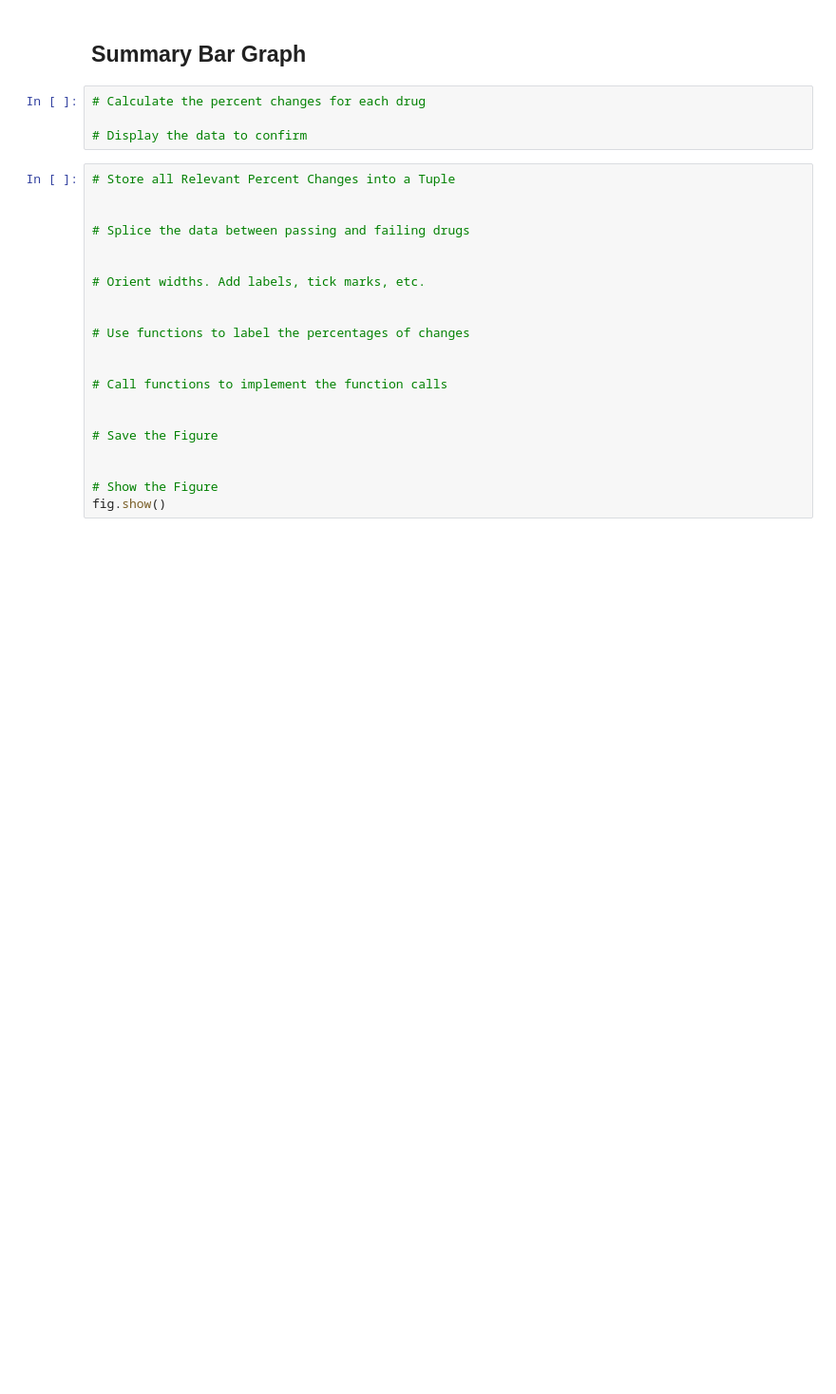
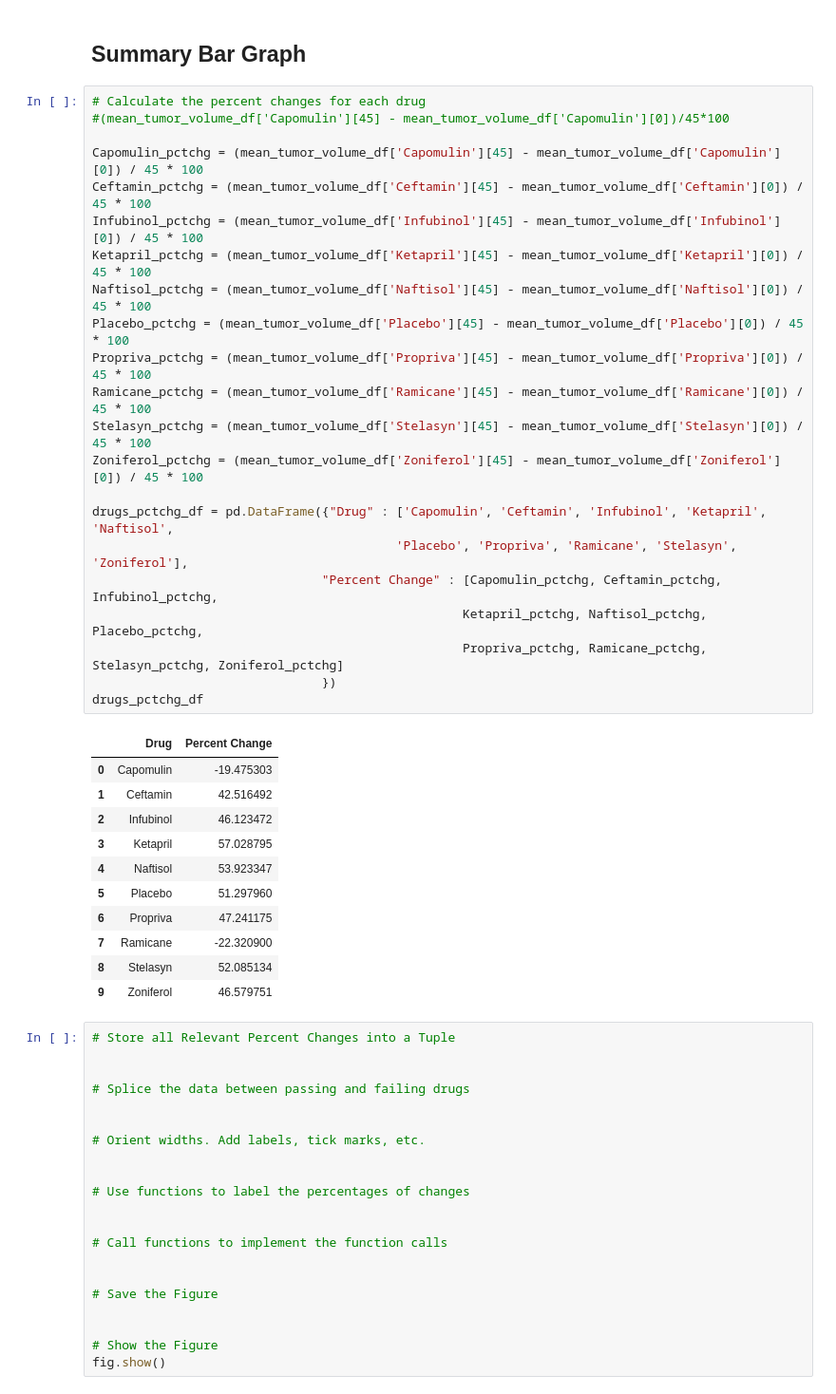
Before and after one commit to financialinvestigator01/Pymaceuticals_Project, a Jupyter notebook: pymaceuticals_starter.ipynb, the cells around one changed output. Shown: that part at 95% size. Saved outputs shown, nothing was run; the diff lists cells and outputs as text; blank space fills up the shorter version.

Commit message:
Completed percent change for all drugs.

```diff
--- a/pymaceuticals_starter.ipynb
+++ b/pymaceuticals_starter.ipynb
@@ -268,10 +268,40 @@ plt.show()
 [figure]
 # %% [markdown]
 ## Summary Bar Graph
-# %%
-# Calculate the percent changes for each drug
-
-# Display the data to confirm
+# %%
+# Calculate the percent changes for each drug
+#(mean_tumor_volume_df['Capomulin'][45] - mean_tumor_volume_df['Capomulin'][0])/45*100
+
+Capomulin_pctchg = (mean_tumor_volume_df['Capomulin'][45] - mean_tumor_volume_df['Capomulin'][0]) / 45 * 100
+Ceftamin_pctchg = (mean_tumor_volume_df['Ceftamin'][45] - mean_tumor_volume_df['Ceftamin'][0]) / 45 * 100
+Infubinol_pctchg = (mean_tumor_volume_df['Infubinol'][45] - mean_tumor_volume_df['Infubinol'][0]) / 45 * 100
+Ketapril_pctchg = (mean_tumor_volume_df['Ketapril'][45] - mean_tumor_volume_df['Ketapril'][0]) / 45 * 100
+Naftisol_pctchg = (mean_tumor_volume_df['Naftisol'][45] - mean_tumor_volume_df['Naftisol'][0]) / 45 * 100
+Placebo_pctchg = (mean_tumor_volume_df['Placebo'][45] - mean_tumor_volume_df['Placebo'][0]) / 45 * 100
+Propriva_pctchg = (mean_tumor_volume_df['Propriva'][45] - mean_tumor_volume_df['Propriva'][0]) / 45 * 100
+Ramicane_pctchg = (mean_tumor_volume_df['Ramicane'][45] - mean_tumor_volume_df['Ramicane'][0]) / 45 * 100
+Stelasyn_pctchg = (mean_tumor_volume_df['Stelasyn'][45] - mean_tumor_volume_df['Stelasyn'][0]) / 45 * 100
+Zoniferol_pctchg = (mean_tumor_volume_df['Zoniferol'][45] - mean_tumor_volume_df['Zoniferol'][0]) / 45 * 100
+
+drugs_pctchg_df = pd.DataFrame({"Drug" : ['Capomulin', 'Ceftamin', 'Infubinol', 'Ketapril', 'Naftisol',
+                                         'Placebo', 'Propriva', 'Ramicane', 'Stelasyn', 'Zoniferol'],
+                               "Percent Change" : [Capomulin_pctchg, Ceftamin_pctchg, Infubinol_pctchg,
+                                                  Ketapril_pctchg, Naftisol_pctchg, Placebo_pctchg,
+                                                  Propriva_pctchg, Ramicane_pctchg, Stelasyn_pctchg, Zoniferol_pctchg]
+                               })
+drugs_pctchg_df
+# %% [output]
+|  | Drug | Percent Change |
+| 0 | Capomulin | -19.475303 |
+| 1 | Ceftamin | 42.516492 |
+| 2 | Infubinol | 46.123472 |
+| 3 | Ketapril | 57.028795 |
+| 4 | Naftisol | 53.923347 |
+| 5 | Placebo | 51.297960 |
+| 6 | Propriva | 47.241175 |
+| 7 | Ramicane | -22.320900 |
+| 8 | Stelasyn | 52.085134 |
+| 9 | Zoniferol | 46.579751 |
 # %%
 # Store all Relevant Percent Changes into a Tuple
 
```
